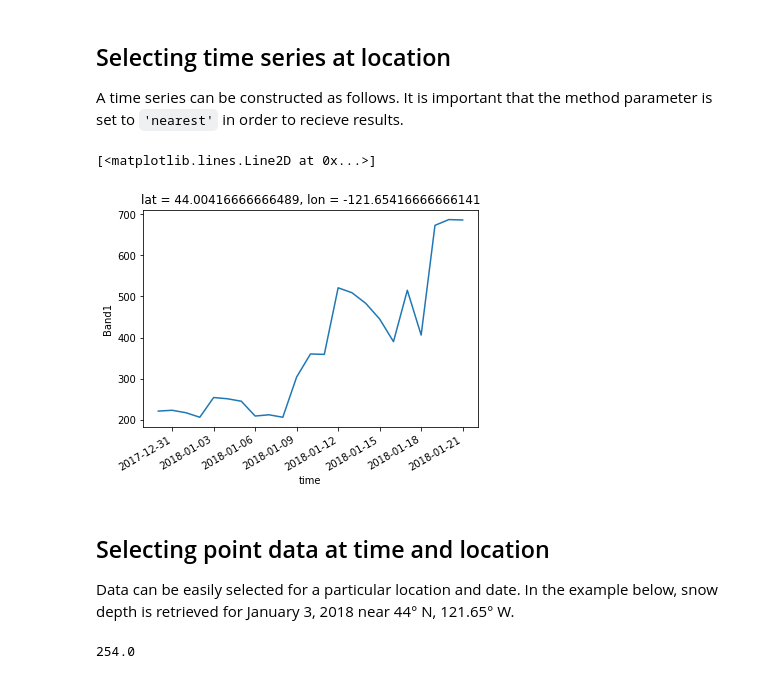
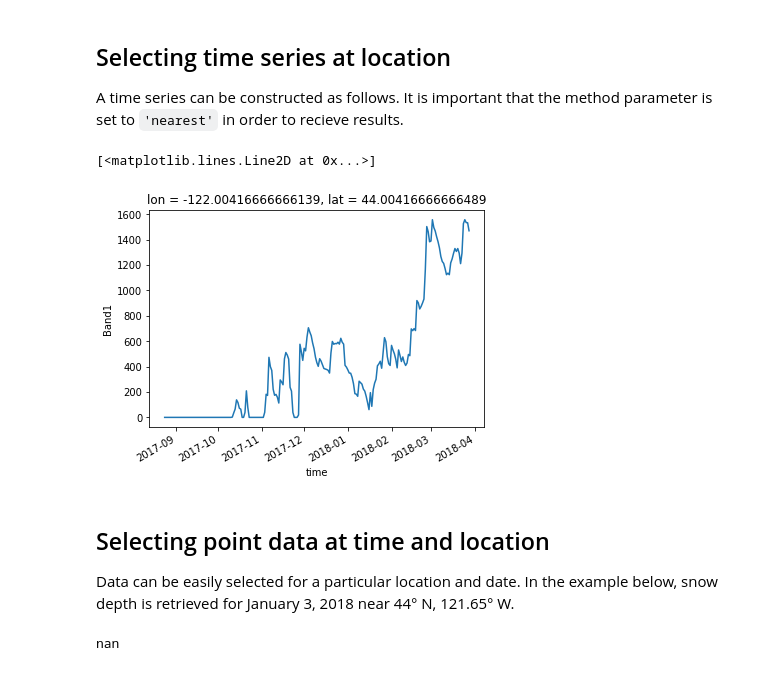
Before and after one commit to communitysnowobs/validation, a Jupyter notebook: SNODAS/SNODAS Wrapper.ipynb, the cells around one changed output. Cells and saved outputs as stored; diff of their text form; code cells hidden in the pictures.

```diff
--- a/SNODAS/SNODAS Wrapper.ipynb
+++ b/SNODAS/SNODAS Wrapper.ipynb
@@ -27,6 +46,11 @@ files = sorted([os.path.join("out",f) for f in os.listdir("out") if pattern.matc
 # Extract dates from files
 dates = [SNODAS.dateFromFile(f) for f in files]
 
-ds = xr.open_mfdataset(files, concat_dim='time').Band1
+time_cs = len(dates)
+lat_long_cs = int(math.sqrt(1e6 / time_cs) / 10)
+
+
+ds = xr.open_mfdataset(files, concat_dim='time', autoclose=True).Band1
 ds.coords['time'] = dates
 ds = ds.where(ds != -9999)
+ds.chunk()
@@ -42,14 +68,14 @@ ds.sel(time = '2017-12-31', lat = slice(40, 54), lon = slice(-126, -110)).plot()
 ## Selecting time series at location
 A time series can be constructed as follows. It is important that the method parameter is set to `'nearest'` in order to recieve results.
 # %%
-ds.sel(lon=-121.6555676, lat=44.0018751, method='nearest').plot()
+ds.Band1.sel(lat=44.0018751, lon=-122, method='nearest').plot()
 # %% [output]
 [<matplotlib.lines.Line2D at 0x...>]
-[figure, old version]
+[figure, new version]
 # %% [markdown]
 ## Selecting point data at time and location
 Data can be easily selected for a particular location and date. In the example below, snow depth is retrieved for January 3, 2018 near 44° N, 121.65° W.
 # %%
-ds.sel(time = '2018-01-03', lon=-121.6555676, lat=44.0018751, method='nearest').load().item()
+ds.sel(time = '2017-12-1', lon=-121.6555676, lat=44.0018751, method='nearest').load().item()
 # %% [output]
-254.0
+nan
```
Also changed, not shown: parts of 4 cells of this notebook, 8 other files.
